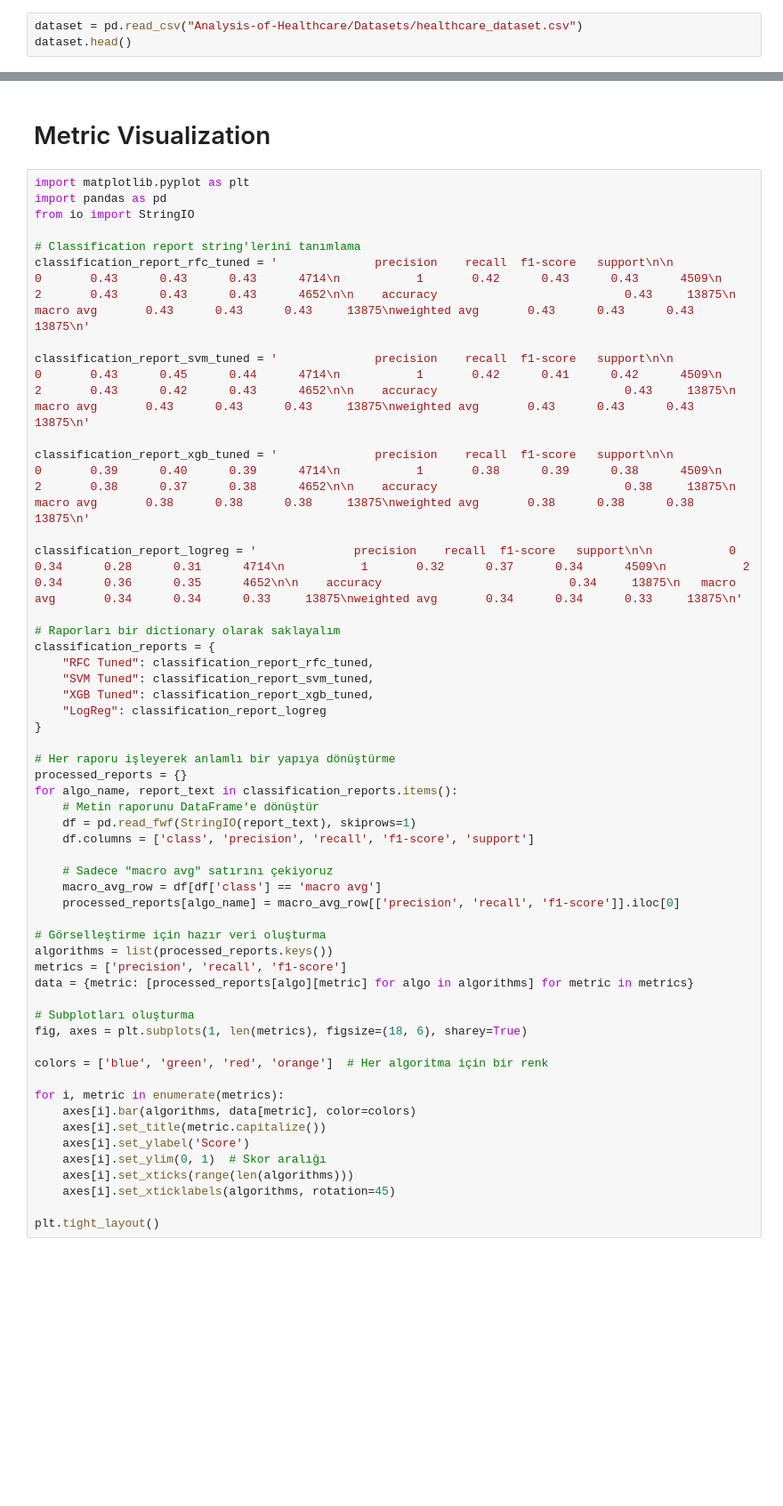
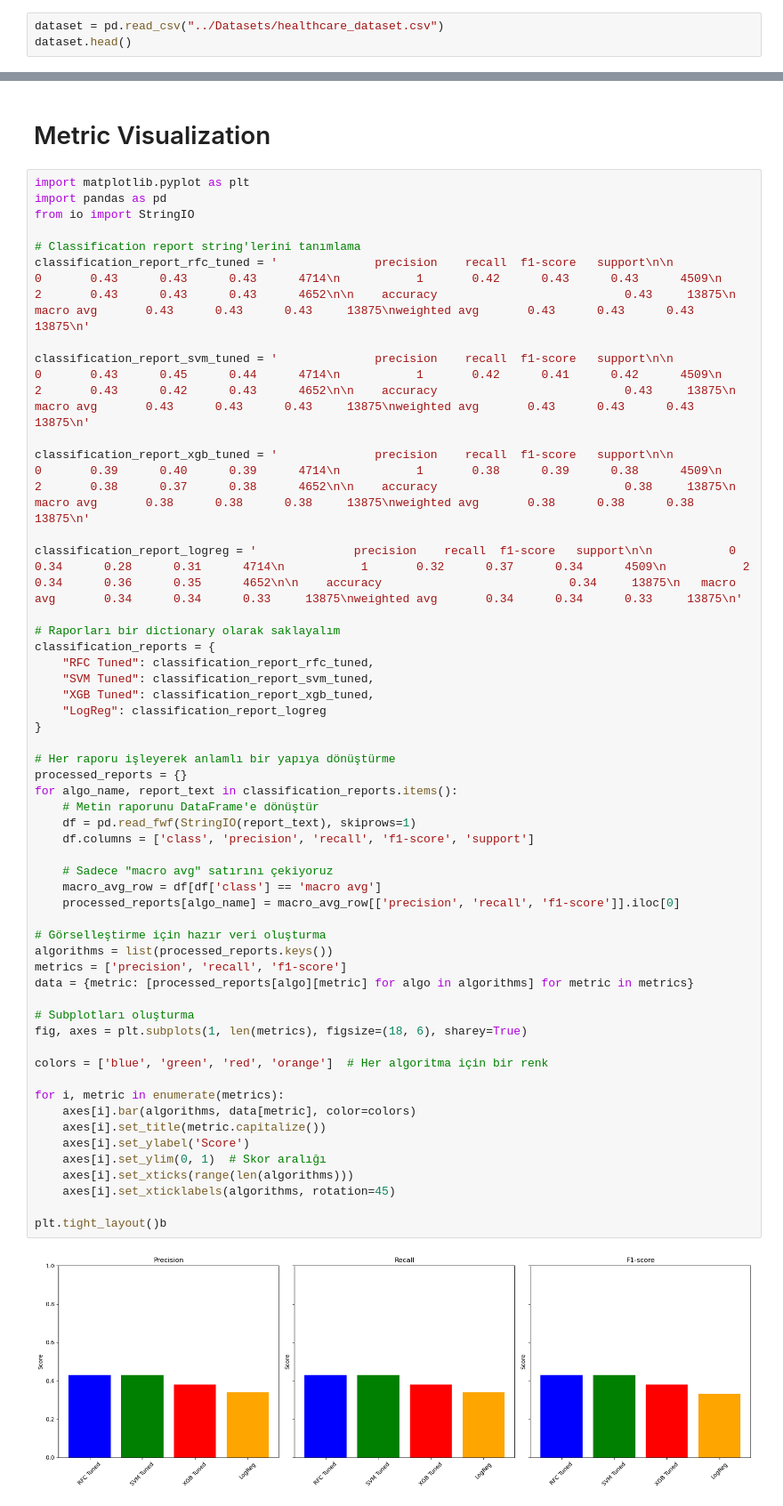
Before and after one commit to MrEktirir/Analysis-of-Healthcare, a Jupyter notebook: Notebooks/main.ipynb, the cells around one changed output, grey strips where cells are left out. Shown: that part at 89% size. Saved outputs shown, nothing was run; the diff lists cells and outputs as text; blank space fills up the shorter version.

```diff
--- a/Notebooks/main.ipynb
+++ b/Notebooks/main.ipynb
@@ -46,6 +46,6 @@ warnings.filterwarnings("ignore")
 # %% [markdown]
 # Data Import
 # %%
-dataset = pd.read_csv("Analysis-of-Healthcare/Datasets/healthcare_dataset.csv")
+dataset = pd.read_csv("../Datasets/healthcare_dataset.csv")
 dataset.head()
 # %% [output]
@@ -589,33 +897,35 @@ classification_reports = {
 
 # Her raporu işleyerek anlamlı bir yapıya dönüştürme
 processed_reports = {}
 for algo_name, report_text in classification_reports.items():
     # Metin raporunu DataFrame'e dönüştür
     df = pd.read_fwf(StringIO(report_text), skiprows=1)
     df.columns = ['class', 'precision', 'recall', 'f1-score', 'support']
 
     # Sadece "macro avg" satırını çekiyoruz
     macro_avg_row = df[df['class'] == 'macro avg']
     processed_reports[algo_name] = macro_avg_row[['precision', 'recall', 'f1-score']].iloc[0]
 
 # Görselleştirme için hazır veri oluşturma
 algorithms = list(processed_reports.keys())
 metrics = ['precision', 'recall', 'f1-score']
 data = {metric: [processed_reports[algo][metric] for algo in algorithms] for metric in metrics}
 
 # Subplotları oluşturma
 fig, axes = plt.subplots(1, len(metrics), figsize=(18, 6), sharey=True)
 
 colors = ['blue', 'green', 'red', 'orange']  # Her algoritma için bir renk
 
 for i, metric in enumerate(metrics):
     axes[i].bar(algorithms, data[metric], color=colors)
     axes[i].set_title(metric.capitalize())
     axes[i].set_ylabel('Score')
     axes[i].set_ylim(0, 1)  # Skor aralığı
     axes[i].set_xticks(range(len(algorithms)))
     axes[i].set_xticklabels(algorithms, rotation=45)
 
-plt.tight_layout()
+plt.tight_layout()b
+# %% [output]
+[figure, added]
 # %%
 score_rfc_tuned
```
Also changed, not shown: parts of 48 cells of this notebook.
